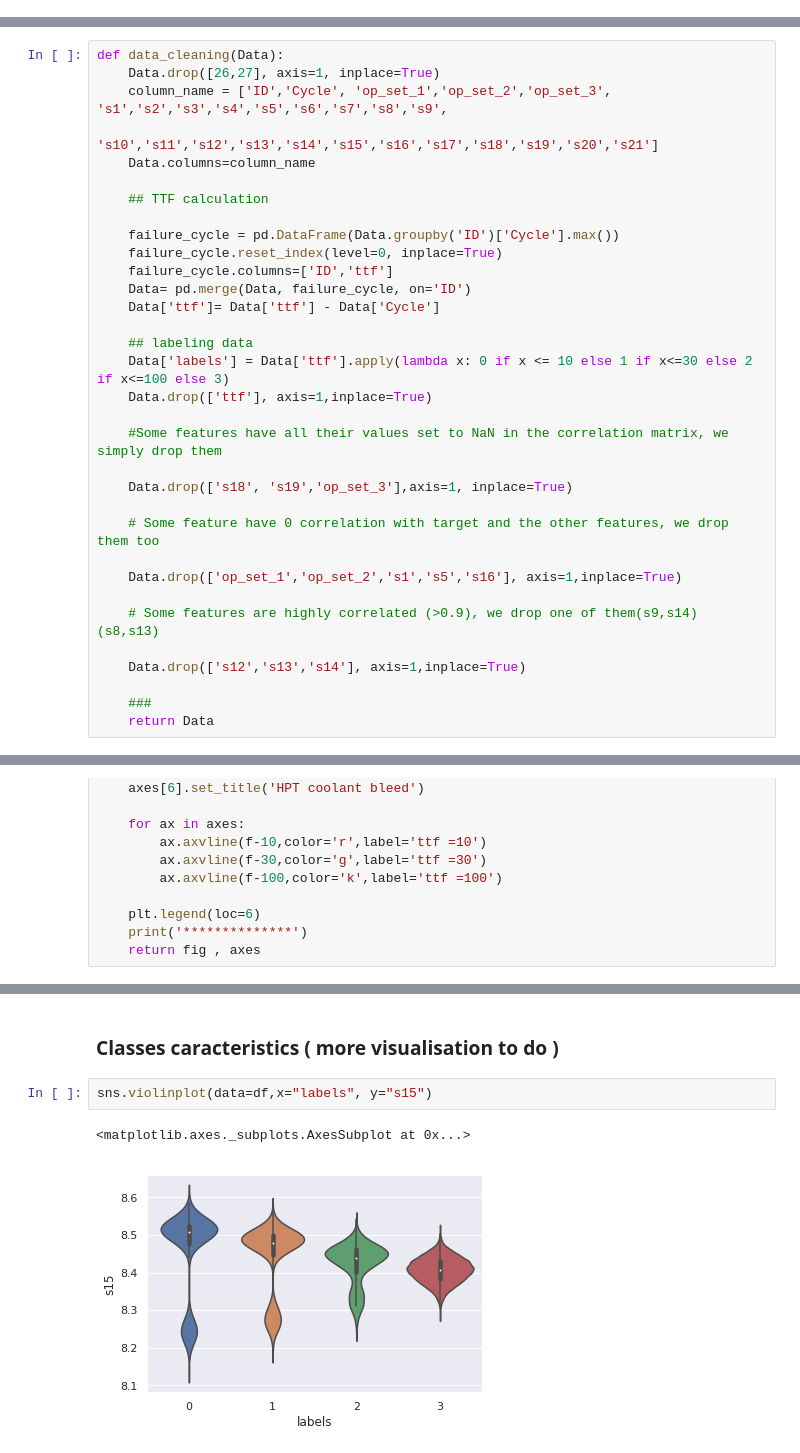
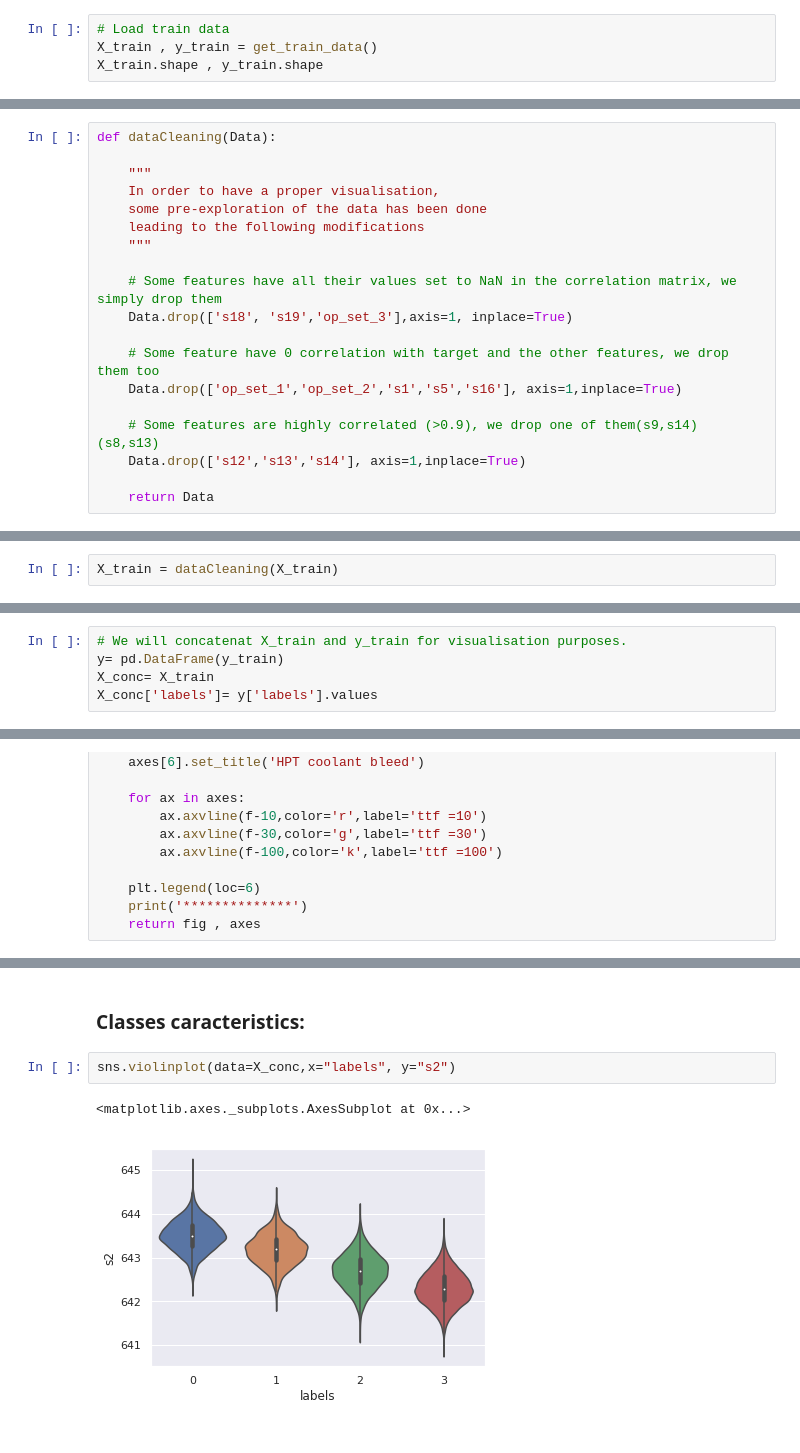
Before and after one commit to akakzia/aircraft_engine_predictive_maintenance, a Jupyter notebook: Data_exploration.ipynb, the cells around one changed output, grey strips where cells are left out. Cells and saved outputs as stored; diff of their text form.

```diff
--- a/Data_exploration.ipynb
+++ b/Data_exploration.ipynb
@@ -19,0 +11,4 @@ def data_merge(df1 ,df2) :
+# %%
+# Load train data
+X_train , y_train = get_train_data()
+X_train.shape , y_train.shape
@@ -20,33 +103,19 @@ def data_merge(df1 ,df2) :
 # %%
-def data_cleaning(Data):
-    Data.drop([26,27], axis=1, inplace=True)
-    column_name = ['ID','Cycle', 'op_set_1','op_set_2','op_set_3', 's1','s2','s3','s4','s5','s6','s7','s8','s9',
-              's10','s11','s12','s13','s14','s15','s16','s17','s18','s19','s20','s21']
-    Data.columns=column_name
+def dataCleaning(Data):
 
-    ## TTF calculation
+    """
+    In order to have a proper visualisation,
+    some pre-exploration of the data has been done
+    leading to the following modifications
+    """
 
-    failure_cycle = pd.DataFrame(Data.groupby('ID')['Cycle'].max())
-    failure_cycle.reset_index(level=0, inplace=True)
-    failure_cycle.columns=['ID','ttf']
-    Data= pd.merge(Data, failure_cycle, on='ID')
-    Data['ttf']= Data['ttf'] - Data['Cycle']
-
-    ## labeling data
-    Data['labels'] = Data['ttf'].apply(lambda x: 0 if x <= 10 else 1 if x<=30 else 2 if x<=100 else 3)
-    Data.drop(['ttf'], axis=1,inplace=True)
-
-    #Some features have all their values set to NaN in the correlation matrix, we simply drop them
-
+    # Some features have all their values set to NaN in the correlation matrix, we simply drop them
     Data.drop(['s18', 's19','op_set_3'],axis=1, inplace=True)
 
     # Some feature have 0 correlation with target and the other features, we drop them too
-
     Data.drop(['op_set_1','op_set_2','s1','s5','s16'], axis=1,inplace=True)
 
     # Some features are highly correlated (>0.9), we drop one of them(s9,s14) (s8,s13)
-
     Data.drop(['s12','s13','s14'], axis=1,inplace=True)
 
-    ###
     return Data
@@ -100 +122,3 @@ nbr_engines=Engines.shape
+# %%
+X_train = dataCleaning(X_train)
 # %% [markdown]
@@ -119,0 +143,5 @@ $\rightarrow$ We notice that : 75% of the engines fail before reaching 257 cycle
+# %%
+# We will concatenat X_train and y_train for visualisation purposes.
+y= pd.DataFrame(y_train)
+X_conc= X_train
+X_conc['labels']= y['labels'].values
@@ -234,7 +267,7 @@ for eng in eng_ids:
 # %% [markdown]
-### Classes caracteristics ( more visualisation to do )
+### Classes caracteristics:
 # %%
-sns.violinplot(data=df,x="labels", y="s15")
+sns.violinplot(data=X_conc,x="labels", y="s2")
 # %% [output]
 <matplotlib.axes._subplots.AxesSubplot at 0x...>
-[figure, old version]
+[figure, new version]
```
Also changed, not shown: parts of 47 cells of this notebook.
